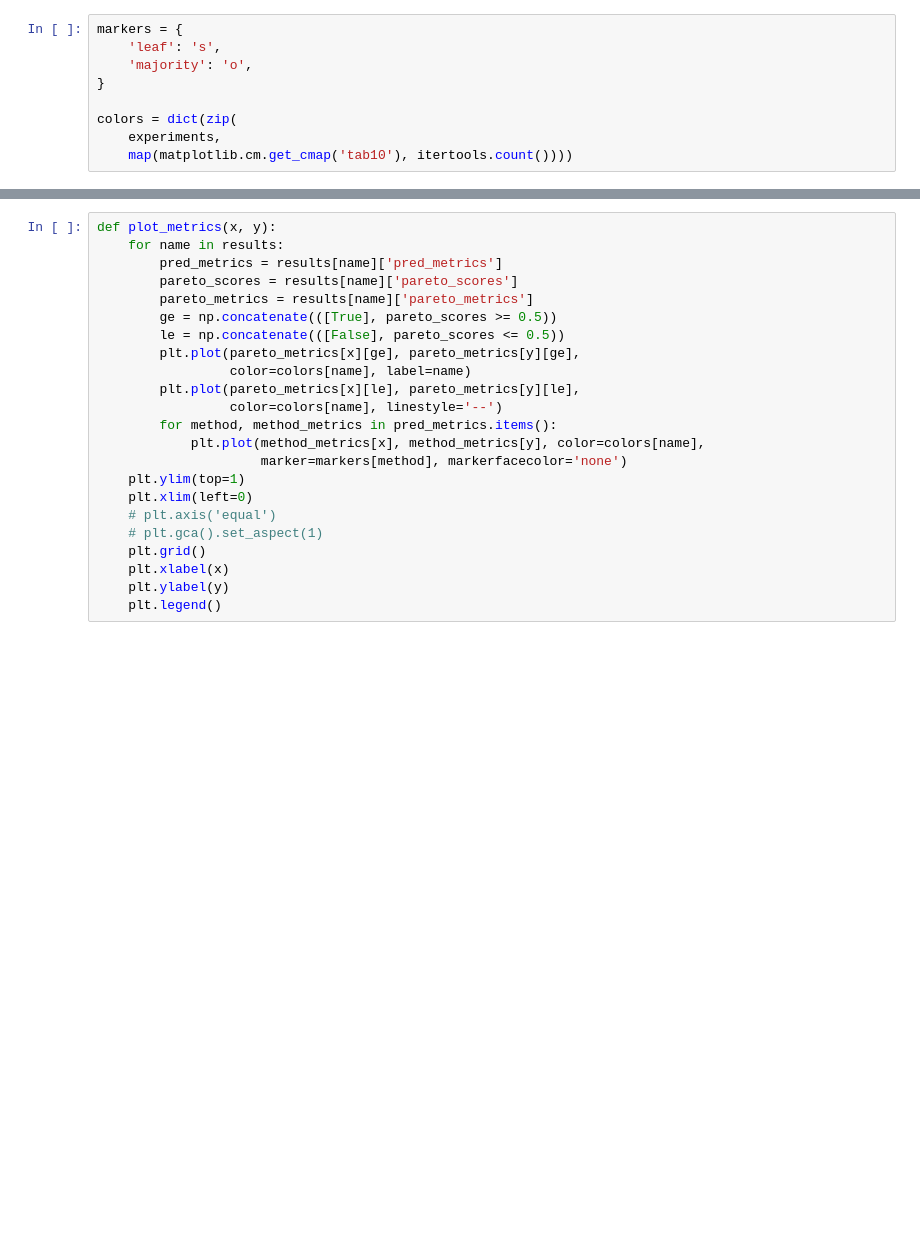
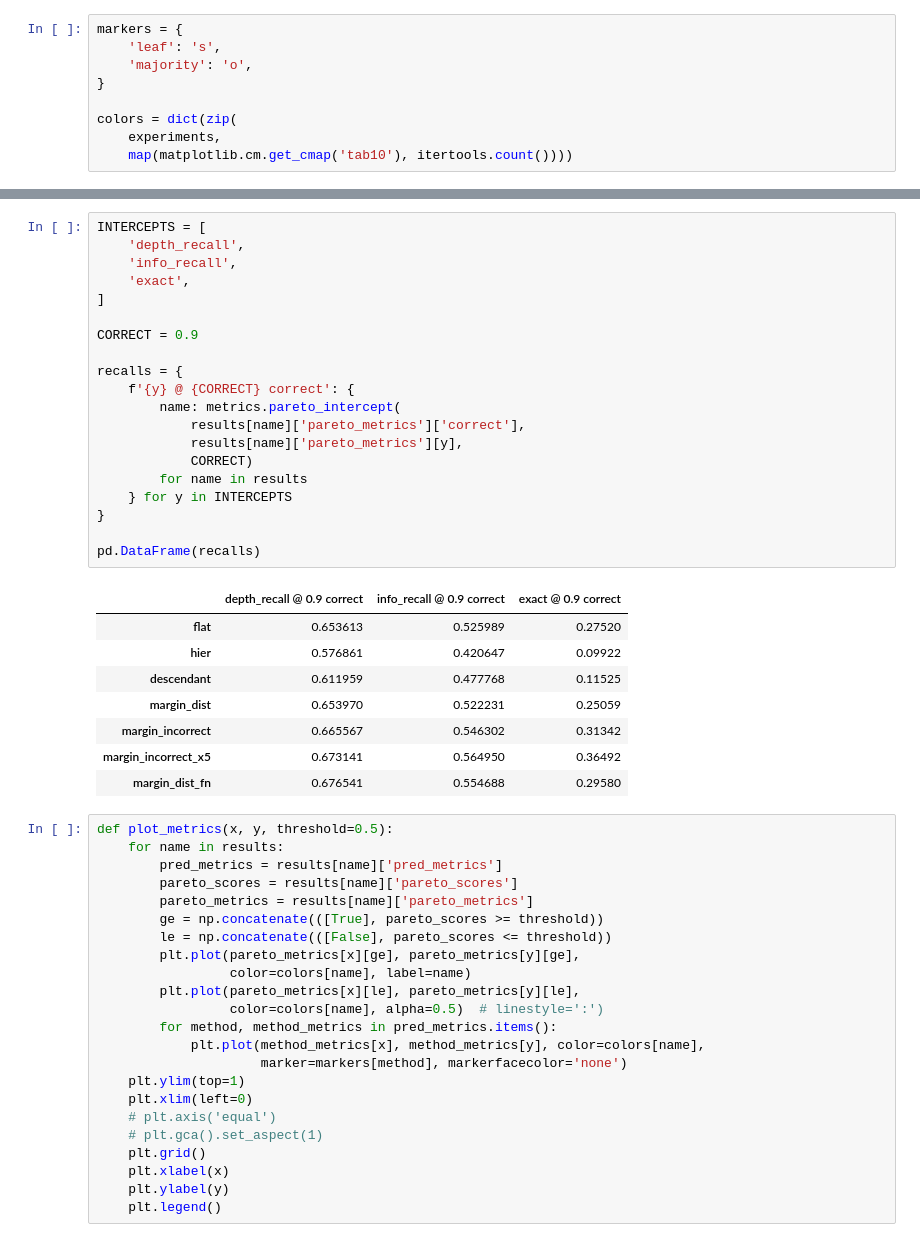
Before and after one commit to jvlmdr/hiercls, a Jupyter notebook: eval_inat21mini.ipynb, the cells around one changed output, grey strips where cells are left out. Drawn from its saved outputs; the diff is of its cells as text; blank space fills up the shorter version.

```diff
--- a/eval_inat21mini.ipynb
+++ b/eval_inat21mini.ipynb
@@ -196,15 +254,44 @@ cached: levelwise
+# %%
+INTERCEPTS = [
+    'depth_recall',
+    'info_recall',
+    'exact',
+]
+
+CORRECT = 0.9
+
+recalls = {
+    f'{y} @ {CORRECT} correct': {
+        name: metrics.pareto_intercept(
+            results[name]['pareto_metrics']['correct'],
+            results[name]['pareto_metrics'][y],
+            CORRECT)
+        for name in results
+    } for y in INTERCEPTS
+}
+
+pd.DataFrame(recalls)
+# %% [output]
+|  | depth_recall @ 0.9 correct | info_recall @ 0.9 correct | exact @ 0.9 correct |
+| flat | 0.653613 | 0.525989 | 0.27520 |
+| hier | 0.576861 | 0.420647 | 0.09922 |
+| descendant | 0.611959 | 0.477768 | 0.11525 |
+| margin_dist | 0.653970 | 0.522231 | 0.25059 |
+| margin_incorrect | 0.665567 | 0.546302 | 0.31342 |
+| margin_incorrect_x5 | 0.673141 | 0.564950 | 0.36492 |
+| margin_dist_fn | 0.676541 | 0.554688 | 0.29580 |
 # %%
-def plot_metrics(x, y):
+def plot_metrics(x, y, threshold=0.5):
     for name in results:
         pred_metrics = results[name]['pred_metrics']
         pareto_scores = results[name]['pareto_scores']
         pareto_metrics = results[name]['pareto_metrics']
-        ge = np.concatenate(([True], pareto_scores >= 0.5))
-        le = np.concatenate(([False], pareto_scores <= 0.5))
+        ge = np.concatenate(([True], pareto_scores >= threshold))
+        le = np.concatenate(([False], pareto_scores <= threshold))
         plt.plot(pareto_metrics[x][ge], pareto_metrics[y][ge],
                  color=colors[name], label=name)
         plt.plot(pareto_metrics[x][le], pareto_metrics[y][le],
-                 color=colors[name], linestyle='--')
+                 color=colors[name], alpha=0.5)  # linestyle=':')
         for method, method_metrics in pred_metrics.items():
             plt.plot(method_metrics[x], method_metrics[y], color=colors[name],
                      marker=markers[method], markerfacecolor='none')
```
Also changed, not shown: parts of 10 cells of this notebook, 2 other files.
